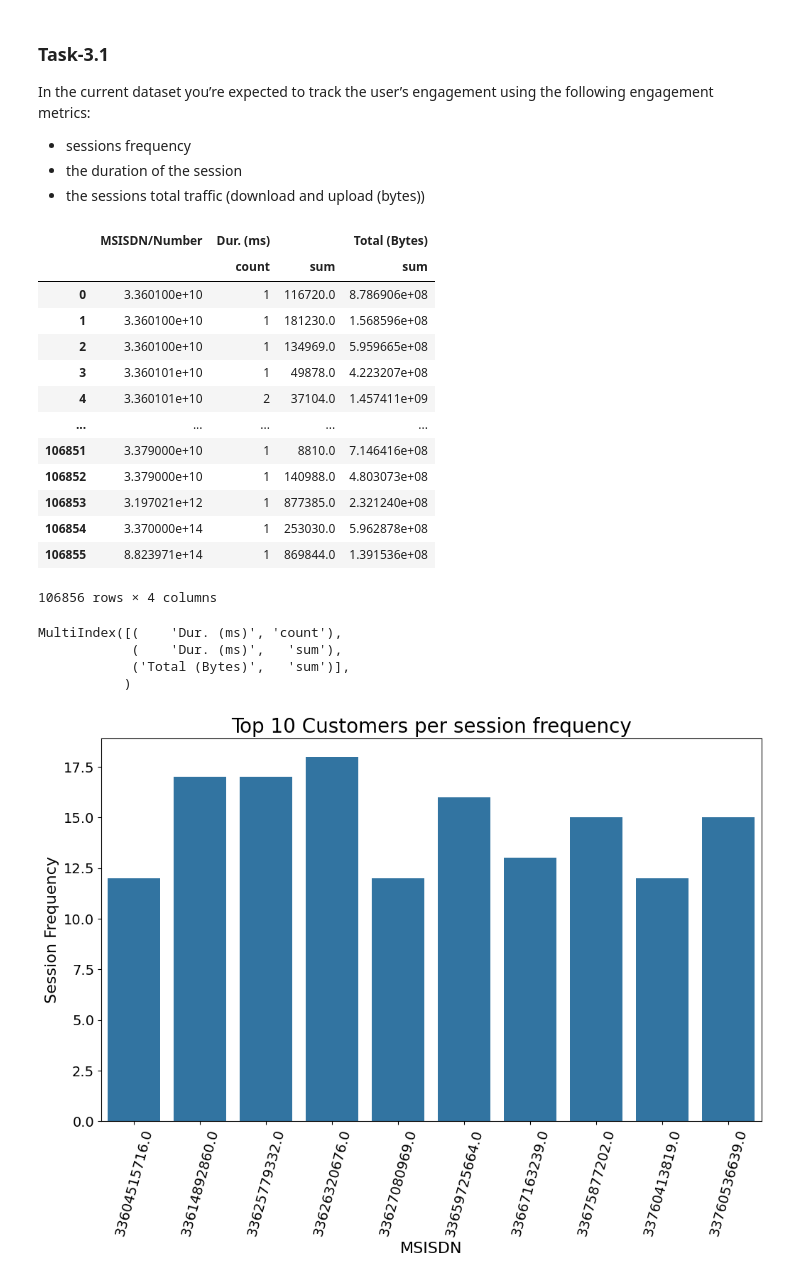
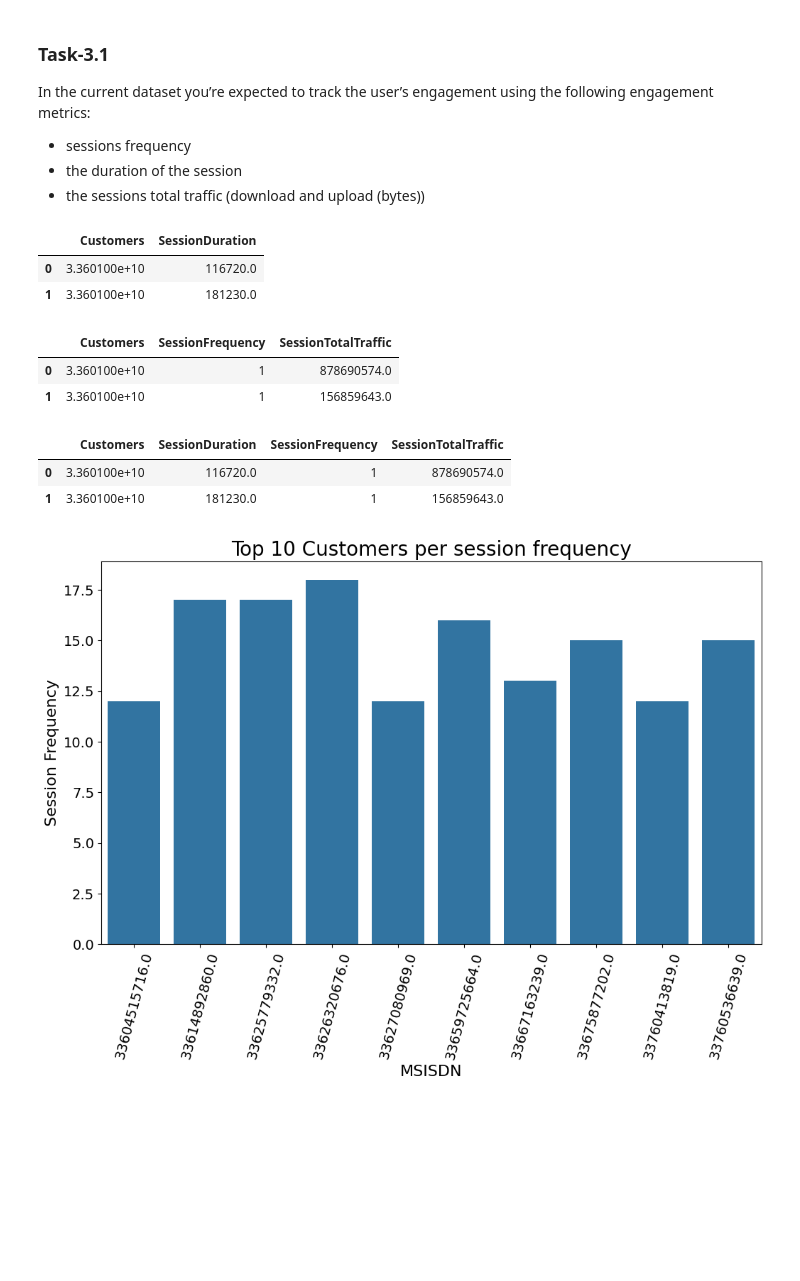
Before and after one commit to Roseco-crs/10Academy_week_1_Telecom_Industry, a Jupyter notebook: code/extract_data.ipynb, the cells around one changed output. Cells and saved outputs as stored; diff of their text form; code cells hidden in the pictures; blank space fills up the shorter version.

```diff
--- a/code/extract_data.ipynb
+++ b/code/extract_data.ipynb
@@ -509,31 +509,3 @@ In the current dataset you’re expected to track the user’s engagement using
 # %%
 daf = df.copy()
 daf['Total (Bytes)'] = daf['Total UL (Bytes)'] + daf['Total DL (Bytes)']
-# %%
-# Multiple aggregate on multiple columns
-#function_def = {'Dur. (ms)': 'count', 'Total UL (Bytes)': 'sum', 'Total DL (Bytes)': 'sum'}
-function_def = {'Dur. (ms)': ['count', 'sum'], 'Total (Bytes)': 'sum'}
-agg_daf = daf.groupby(daf["MSISDN/Number"]).aggregate(function_def)
-agg_daf.reset_index()
-# %% [output]
-|  | MSISDN/Number | Dur. (ms) |  | Total (Bytes) |
-|  |  | count | sum | sum |
-| 0 | 3.360100e+10 | 1 | 116720.0 | 8.786906e+08 |
-| 1 | 3.360100e+10 | 1 | 181230.0 | 1.568596e+08 |
-| 2 | 3.360100e+10 | 1 | 134969.0 | 5.959665e+08 |
-| 3 | 3.360101e+10 | 1 | 49878.0 | 4.223207e+08 |
-| 4 | 3.360101e+10 | 2 | 37104.0 | 1.457411e+09 |
-| ... | ... | ... | ... | ... |
-| 106851 | 3.379000e+10 | 1 | 8810.0 | 7.146416e+08 |
-| 106852 | 3.379000e+10 | 1 | 140988.0 | 4.803073e+08 |
-| 106853 | 3.197021e+12 | 1 | 877385.0 | 2.321240e+08 |
-| 106854 | 3.370000e+14 | 1 | 253030.0 | 5.962878e+08 |
-| 106855 | 8.823971e+14 | 1 | 869844.0 | 1.391536e+08 |
-106856 rows × 4 columns
-# %%
-agg_daf.columns
-# %% [output]
-MultiIndex([(    'Dur. (ms)', 'count'),
-            (    'Dur. (ms)',   'sum'),
-            ('Total (Bytes)',   'sum')],
-           )
@@ -543,0 +512,26 @@ top_10_data = pd.DataFrame(agg_daf[('Total (Bytes)', 'sum')].sort_values(ascendi
+# %%
+# aggregate session duration per customers
+agg1 = daf.groupby(daf['MSISDN/Number'])['Dur. (ms)'].sum().reset_index()
+agg1 = agg1.rename(columns = {'MSISDN/Number': 'Customers', 'Dur. (ms)': "SessionDuration"})
+display(agg1.head(2))
+
+
+# aggregate session frequency and session total traffic per customer
+f = {'Dur. (ms)': 'count', 'Total (Bytes)': 'sum'}
+agg2 = daf.groupby(daf['MSISDN/Number']).aggregate(f).reset_index()
+agg2 = agg2.rename(columns = {'MSISDN/Number': 'Customers', 'Dur. (ms)': "SessionFrequency", "Total (Bytes)": "SessionTotalTraffic"})
+display(agg2.head(2))
+
+# merge agg1 and agg2 by using inner join
+agg = pd.merge(agg1, agg2, how = 'inner', on= 'Customers')
+display(agg.head(2))
+# %% [output]
+|  | Customers | SessionDuration |
+| 0 | 3.360100e+10 | 116720.0 |
+| 1 | 3.360100e+10 | 181230.0 |
+|  | Customers | SessionFrequency | SessionTotalTraffic |
+| 0 | 3.360100e+10 | 1 | 878690574.0 |
+| 1 | 3.360100e+10 | 1 | 156859643.0 |
+|  | Customers | SessionDuration | SessionFrequency | SessionTotalTraffic |
+| 0 | 3.360100e+10 | 116720.0 | 1 | 878690574.0 |
+| 1 | 3.360100e+10 | 181230.0 | 1 | 156859643.0 |
```
Also changed, not shown: parts of 10 cells of this notebook.
